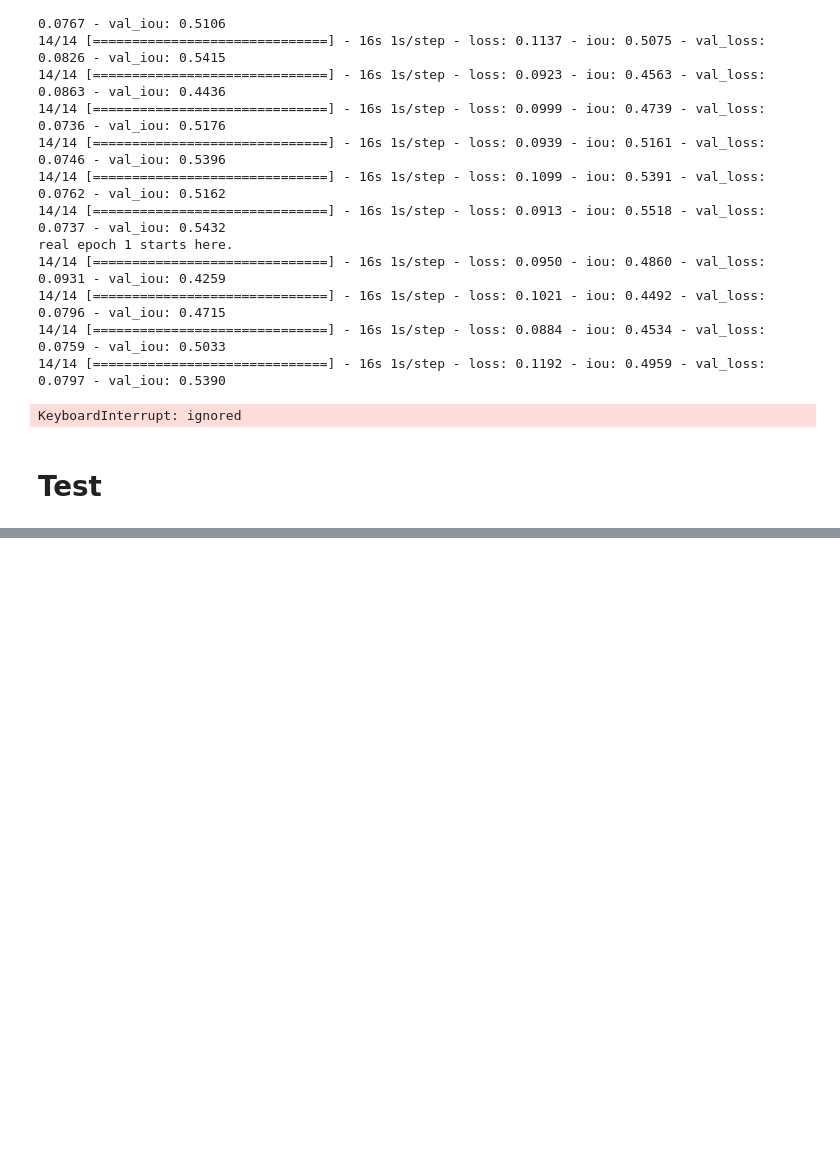
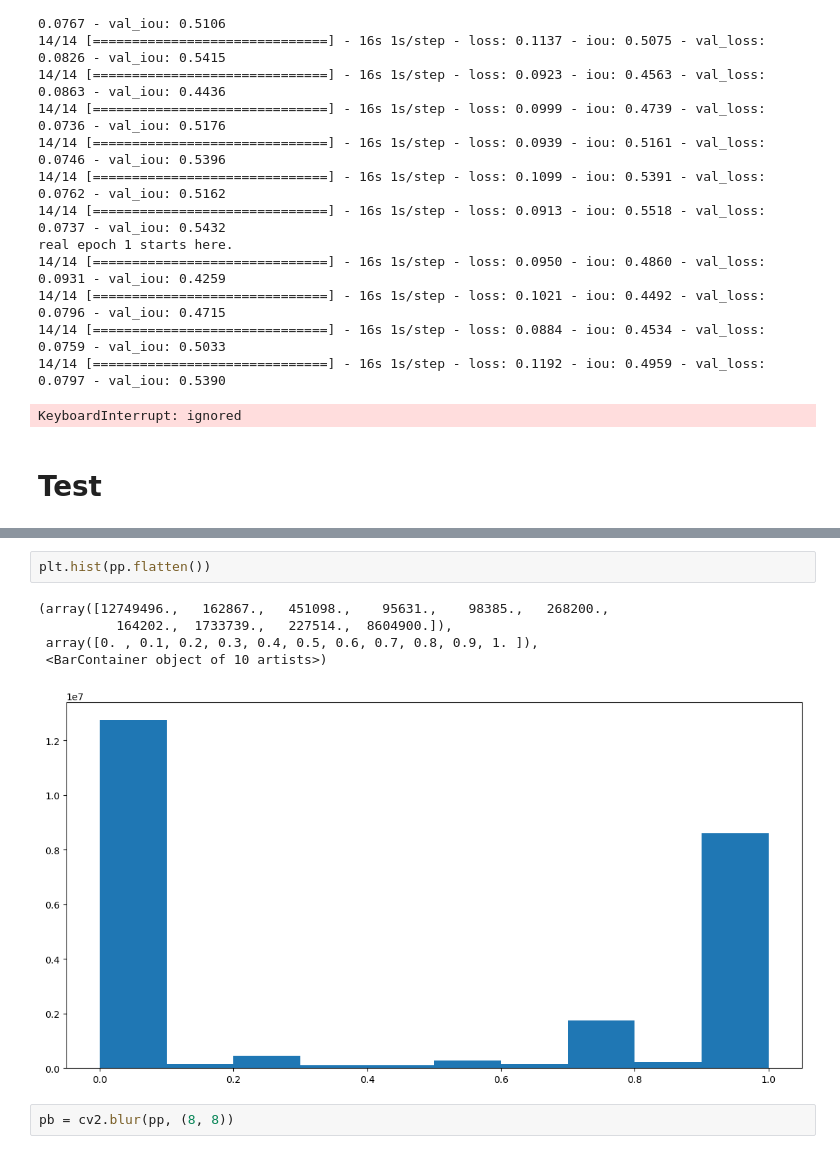
Before and after one commit to desecnd/deep-vessel, a Jupyter notebook: 5_deep_learning.ipynb, the cells around one changed output, grey strips where cells are left out. Drawn from its saved outputs; the diff is of its cells as text; blank space fills up the shorter version.

```diff
--- a/5_deep_learning.ipynb
+++ b/5_deep_learning.ipynb
@@ -290,0 +331,10 @@ Clipping input data to the valid range for imshow with RGB data ([0..1] for floa
+# %%
+plt.hist(pp.flatten())
+# %% [output]
+(array([12749496.,   162867.,   451098.,    95631.,    98385.,   268200.,
+          164202.,  1733739.,   227514.,  8604900.]),
+ array([0. , 0.1, 0.2, 0.3, 0.4, 0.5, 0.6, 0.7, 0.8, 0.9, 1. ]),
+ <BarContainer object of 10 artists>)
+[figure, added]
+# %%
+pb = cv2.blur(pp, (8, 8))
```
Also changed, not shown: parts of 4 cells of this notebook.
